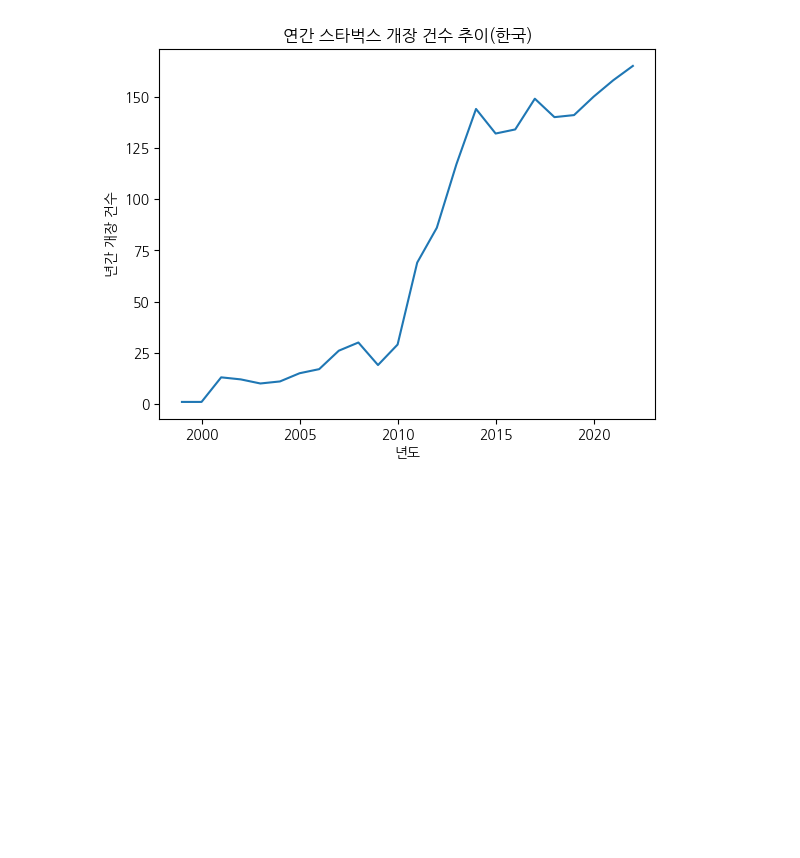
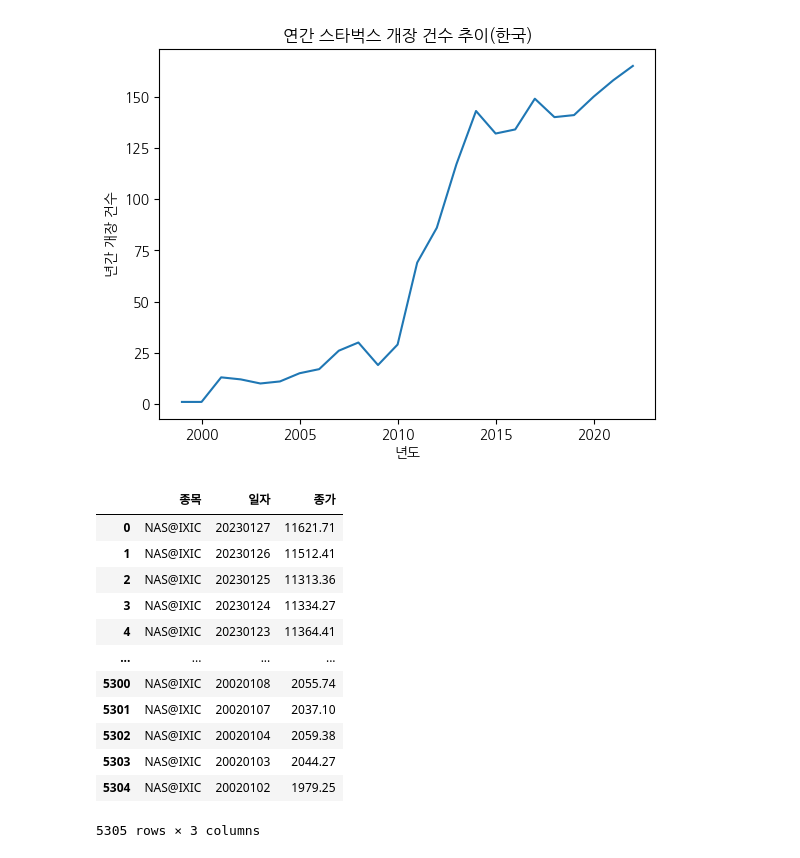
Before and after one commit to stonesteel0606/seaborn_tutorial, a Jupyter notebook: API_STARBUCKS.ipynb, the cells around one changed output. Cells and saved outputs as stored; diff of their text form; code cells hidden in the pictures; blank space fills up the shorter version.

```diff
--- a/API_STARBUCKS.ipynb
+++ b/API_STARBUCKS.ipynb
@@ -212,3 +217,20 @@ plt.plot(y_value)
 plt.show()
 # %% [output]
 [figure]
+# %%
+df_nasdaq = pd.read_csv('nasdaq-19990000.csv')
+df_nasdaq
+# %% [output]
+|  | 종목 | 일자 | 종가 |
+| 0 | NAS@IXIC | 20230127 | 11621.71 |
+| 1 | NAS@IXIC | 20230126 | 11512.41 |
+| 2 | NAS@IXIC | 20230125 | 11313.36 |
+| 3 | NAS@IXIC | 20230124 | 11334.27 |
+| 4 | NAS@IXIC | 20230123 | 11364.41 |
+| ... | ... | ... | ... |
+| 5300 | NAS@IXIC | 20020108 | 2055.74 |
+| 5301 | NAS@IXIC | 20020107 | 2037.10 |
+| 5302 | NAS@IXIC | 20020104 | 2059.38 |
+| 5303 | NAS@IXIC | 20020103 | 2044.27 |
+| 5304 | NAS@IXIC | 20020102 | 1979.25 |
+5305 rows × 3 columns
```
Also changed, not shown: parts of 7 cells of this notebook, 1 other file.
